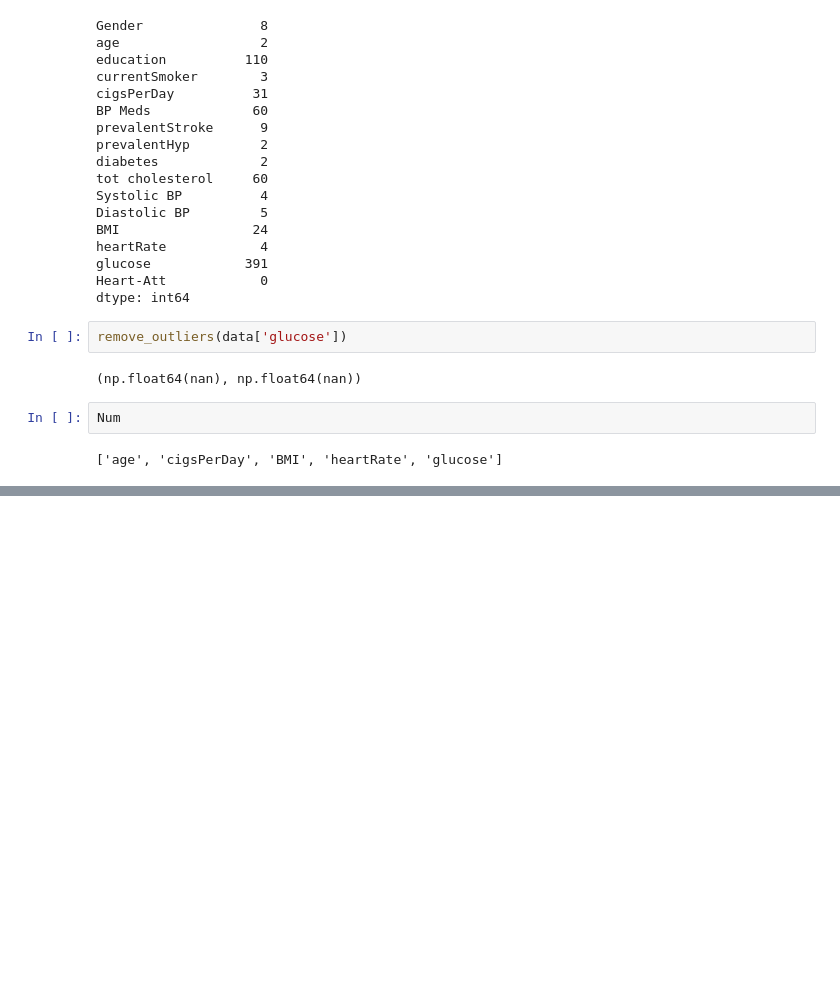
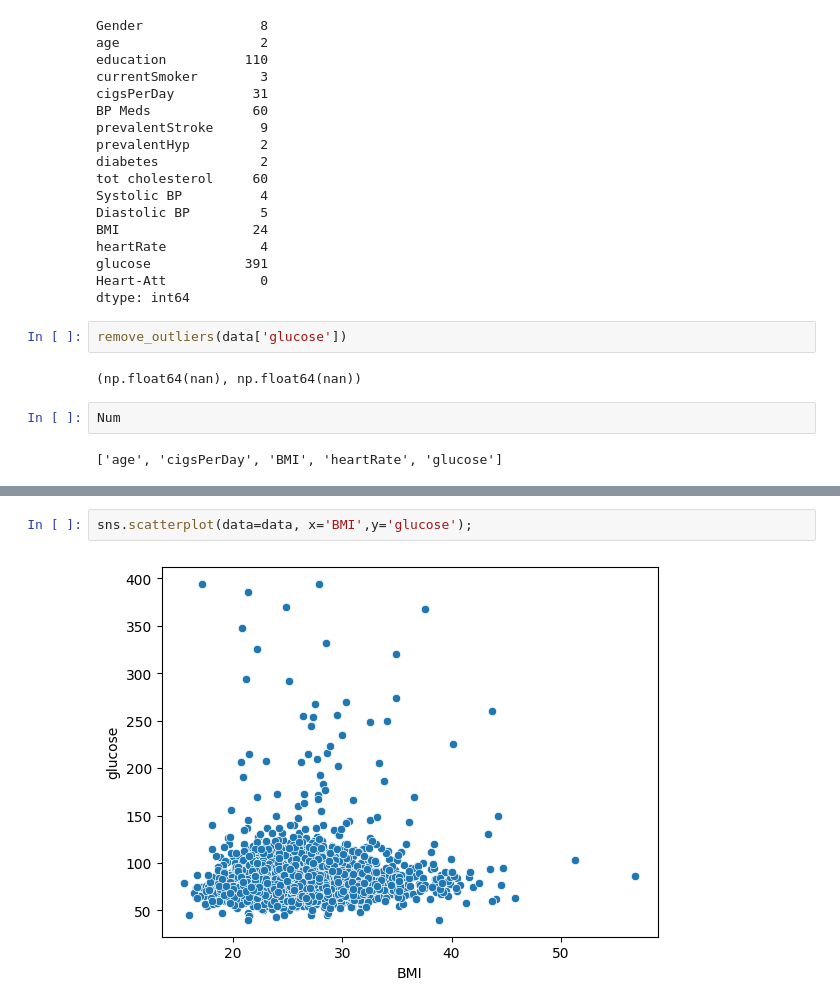
Before and after one commit to RaviSoni804426/AI-Code, a Jupyter notebook: PWIOI Class/heartpatiec.ipynb, the cells around one changed output, grey strips where cells are left out. Drawn from its saved outputs; the diff is of its cells as text; blank space fills up the shorter version.

```diff
--- a/PWIOI Class/heartpatiec.ipynb
+++ b/PWIOI Class/heartpatiec.ipynb
@@ -310,0 +316,4 @@ Num
+# %%
+sns.scatterplot(data=data, x='BMI',y='glucose');
+# %% [output]
+[figure, added]
```
Also changed, not shown: parts of 2 cells of this notebook.
